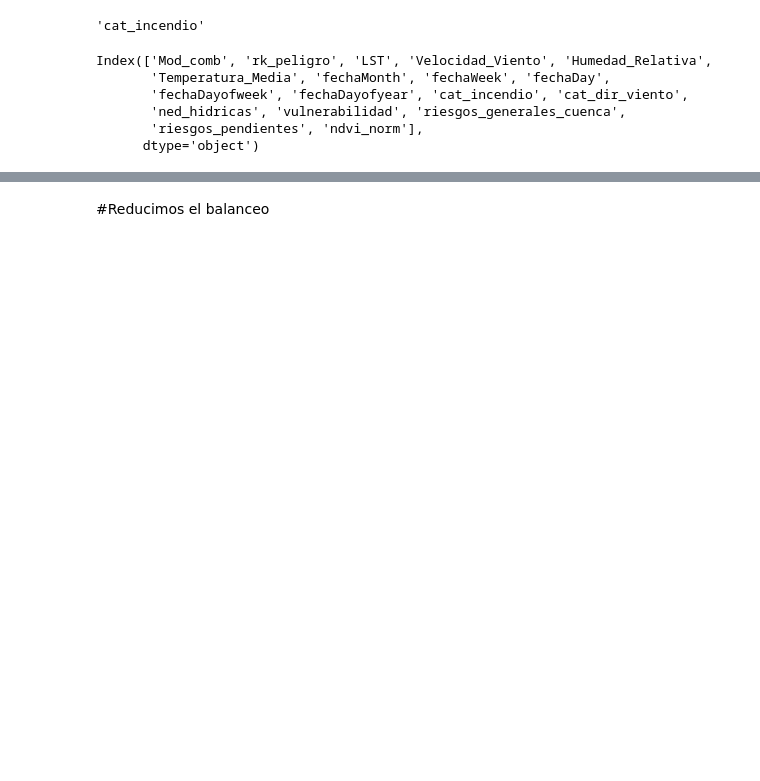
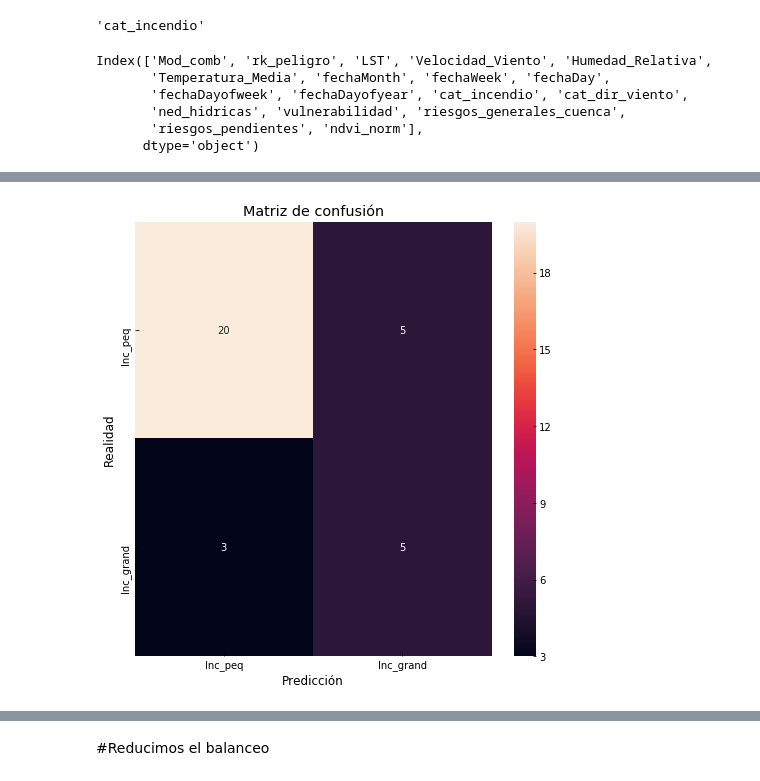
Before and after one commit to fire-classifying/fireclass, a Jupyter notebook: fire_classify_2classes.ipynb, the cells around one changed output, grey strips where cells are left out. Drawn from its saved outputs; the diff is of its cells as text; code cells hidden in the pictures; blank space fills up the shorter version.

```diff
--- a/fire_classify_2classes.ipynb
+++ b/fire_classify_2classes.ipynb
@@ -514,0 +580,17 @@ weighted avg       0.69      0.73      0.70        33
+# %%
+## GRADIENT BOOSTING - modelo base
+loss=['deviance','exponential']
+criterion = ['friedman_mse']
+learning_rate=[0.1,0.2,0.3,0.4,0.5,0.6,0.7,0.8,0.9]
+n=[10,50,70,80,100]
+
+param_grid = {'loss': loss,
+                  'n_estimators':n,
+                  'learning_rate':learning_rate,
+                  'criterion':criterion}
+
+
+gbc = GridSearchCV(GradientBoostingClassifier(),param_grid=param_grid,n_jobs=-2,cv=10,verbose=True)
+
+gbc.fit(X_train,np.ravel(y_train))
+pred= gbc.predict(X_test)
@@ -514,0 +610,4 @@ weighted avg       0.69      0.73      0.70        33
+# %%
+matriz_confusion(y_test,pred)
+# %% [output]
+[figure, added]
```
Also changed, not shown: parts of 88 cells of this notebook.
